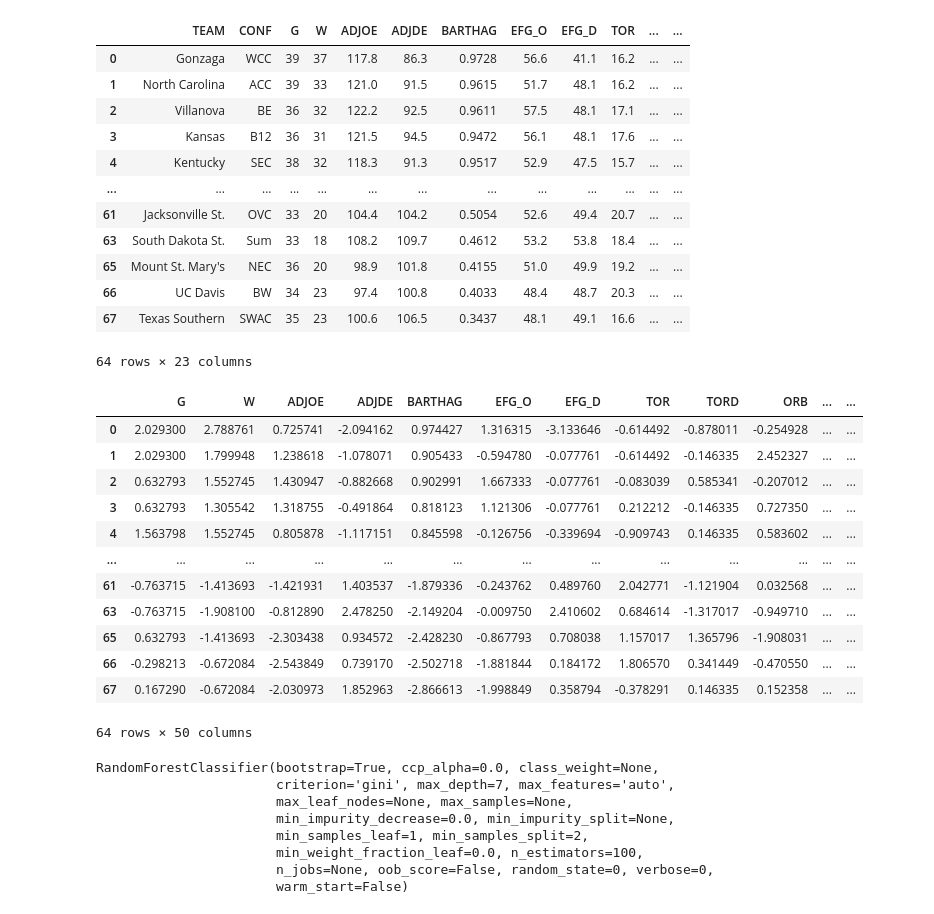
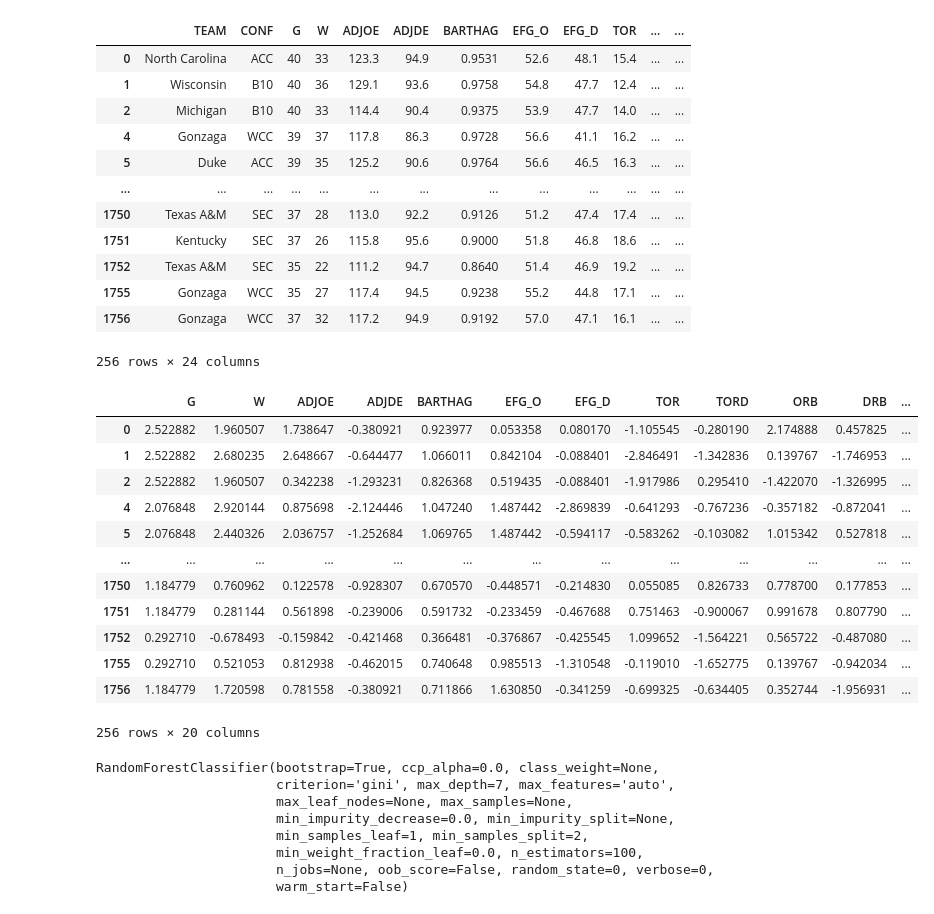
Before and after one commit to COMP562-Machine-Learning-March-Madness/Final-Project, a Jupyter notebook: randomForest.ipynb, the cells around one changed output. Cells and saved outputs as stored; diff of their text form; code cells hidden in the pictures.

Commit message:
updated. took out conference dummy columns. better predictions

```diff
--- a/randomForest.ipynb
+++ b/randomForest.ipynb
@@ -3,7 +3,10 @@ import pandas as pd
 from sklearn.ensemble import RandomForestClassifier
 # %%
 #let X be the training data
-X=pd.read_csv("./cbb-data/cbb17.csv")
+X=pd.read_csv("./cbb-data/cbb.csv")
+
+#remove 2019 data bc we gonna test on that
+X=X[X.YEAR != 2019]
 X
 # %% [output]
 |  | TEAM | CONF | G | W | ADJOE | ADJDE | BARTHAG | EFG_O | EFG_D | TOR | ... | ... |
@@ -47,16 +50,16 @@ X=X.replace({'Champions': 6, '2ND': 5, 'F4':4, 'E8':3, 'S16':2,  'R32':1, 'R64':
 X
 # %% [output]
 |  | TEAM | CONF | G | W | ADJOE | ADJDE | BARTHAG | EFG_O | EFG_D | TOR | ... | ... |
-| 0 | Gonzaga | WCC | 39 | 37 | 117.8 | 86.3 | 0.9728 | 56.6 | 41.1 | 16.2 | ... | ... |
-| 1 | North Carolina | ACC | 39 | 33 | 121.0 | 91.5 | 0.9615 | 51.7 | 48.1 | 16.2 | ... | ... |
-| 2 | Villanova | BE | 36 | 32 | 122.2 | 92.5 | 0.9611 | 57.5 | 48.1 | 17.1 | ... | ... |
-| 3 | Kansas | B12 | 36 | 31 | 121.5 | 94.5 | 0.9472 | 56.1 | 48.1 | 17.6 | ... | ... |
-| 4 | Kentucky | SEC | 38 | 32 | 118.3 | 91.3 | 0.9517 | 52.9 | 47.5 | 15.7 | ... | ... |
+| 0 | North Carolina | ACC | 40 | 33 | 123.3 | 94.9 | 0.9531 | 52.6 | 48.1 | 15.4 | ... | ... |
+| 1 | Wisconsin | B10 | 40 | 36 | 129.1 | 93.6 | 0.9758 | 54.8 | 47.7 | 12.4 | ... | ... |
+| 2 | Michigan | B10 | 40 | 33 | 114.4 | 90.4 | 0.9375 | 53.9 | 47.7 | 14.0 | ... | ... |
+| 4 | Gonzaga | WCC | 39 | 37 | 117.8 | 86.3 | 0.9728 | 56.6 | 41.1 | 16.2 | ... | ... |
+| 5 | Duke | ACC | 39 | 35 | 125.2 | 90.6 | 0.9764 | 56.6 | 46.5 | 16.3 | ... | ... |
 | ... | ... | ... | ... | ... | ... | ... | ... | ... | ... | ... | ... | ... |
-| 61 | Jacksonville St. | OVC | 33 | 20 | 104.4 | 104.2 | 0.5054 | 52.6 | 49.4 | 20.7 | ... | ... |
-| 63 | South Dakota St. | Sum | 33 | 18 | 108.2 | 109.7 | 0.4612 | 53.2 | 53.8 | 18.4 | ... | ... |
-| 65 | Mount St. Mary's | NEC | 36 | 20 | 98.9 | 101.8 | 0.4155 | 51.0 | 49.9 | 19.2 | ... | ... |
-| 66 | UC Davis | BW | 34 | 23 | 97.4 | 100.8 | 0.4033 | 48.4 | 48.7 | 20.3 | ... | ... |
-| 67 | Texas Southern | SWAC | 35 | 23 | 100.6 | 106.5 | 0.3437 | 48.1 | 49.1 | 16.6 | ... | ... |
+| 1750 | Texas A&M | SEC | 37 | 28 | 113.0 | 92.2 | 0.9126 | 51.2 | 47.4 | 17.4 | ... | ... |
+| 1751 | Kentucky | SEC | 37 | 26 | 115.8 | 95.6 | 0.9000 | 51.8 | 46.8 | 18.6 | ... | ... |
+| 1752 | Texas A&M | SEC | 35 | 22 | 111.2 | 94.7 | 0.8640 | 51.4 | 46.9 | 19.2 | ... | ... |
+| 1755 | Gonzaga | WCC | 35 | 27 | 117.4 | 94.5 | 0.9238 | 55.2 | 44.8 | 17.1 | ... | ... |
+| 1756 | Gonzaga | WCC | 37 | 32 | 117.2 | 94.9 | 0.9192 | 57.0 | 47.1 | 16.1 | ... | ... |
-64 rows × 23 columns
+256 rows × 24 columns
 # %%
@@ -66,27 +68,25 @@ teams=X.get("TEAM")
 # %%
 #turn conference into one hot vector
-dummy = pd.get_dummies(X.CONF)
+#dummy = pd.get_dummies(X.CONF)
 
 #remove the column of post season and string features
-X=X.drop(columns=['POSTSEASON', 'TEAM', 'CONF'])
+X=X.drop(columns=['POSTSEASON', 'TEAM', 'CONF', 'YEAR'])
 
+#normalized data
 X=(X-X.mean())/X.std()
-#add one hot vectors into training data
-X=X.join(dummy)
-
 X
 # %% [output]
-|  | G | W | ADJOE | ADJDE | BARTHAG | EFG_O | EFG_D | TOR | TORD | ORB | ... | ... |
-| 0 | 2.029300 | 2.788761 | 0.725741 | -2.094162 | 0.974427 | 1.316315 | -3.133646 | -0.614492 | -0.878011 | -0.254928 | ... | ... |
-| 1 | 2.029300 | 1.799948 | 1.238618 | -1.078071 | 0.905433 | -0.594780 | -0.077761 | -0.614492 | -0.146335 | 2.452327 | ... | ... |
-| 2 | 0.632793 | 1.552745 | 1.430947 | -0.882668 | 0.902991 | 1.667333 | -0.077761 | -0.083039 | 0.585341 | -0.207012 | ... | ... |
-| 3 | 0.632793 | 1.305542 | 1.318755 | -0.491864 | 0.818123 | 1.121306 | -0.077761 | 0.212212 | -0.146335 | 0.727350 | ... | ... |
-| 4 | 1.563798 | 1.552745 | 0.805878 | -1.117151 | 0.845598 | -0.126756 | -0.339694 | -0.909743 | 0.146335 | 0.583602 | ... | ... |
+|  | G | W | ADJOE | ADJDE | BARTHAG | EFG_O | EFG_D | TOR | TORD | ORB | DRB | ... |
+| 0 | 2.522882 | 1.960507 | 1.738647 | -0.380921 | 0.923977 | 0.053358 | 0.080170 | -1.105545 | -0.280190 | 2.174888 | 0.457825 | ... |
+| 1 | 2.522882 | 2.680235 | 2.648667 | -0.644477 | 1.066011 | 0.842104 | -0.088401 | -2.846491 | -1.342836 | 0.139767 | -1.746953 | ... |
+| 2 | 2.522882 | 1.960507 | 0.342238 | -1.293231 | 0.826368 | 0.519435 | -0.088401 | -1.917986 | 0.295410 | -1.422070 | -1.326995 | ... |
+| 4 | 2.076848 | 2.920144 | 0.875698 | -2.124446 | 1.047240 | 1.487442 | -2.869839 | -0.641293 | -0.767236 | -0.357182 | -0.872041 | ... |
+| 5 | 2.076848 | 2.440326 | 2.036757 | -1.252684 | 1.069765 | 1.487442 | -0.594117 | -0.583262 | -0.103082 | 1.015342 | 0.527818 | ... |
 | ... | ... | ... | ... | ... | ... | ... | ... | ... | ... | ... | ... | ... |
-| 61 | -0.763715 | -1.413693 | -1.421931 | 1.403537 | -1.879336 | -0.243762 | 0.489760 | 2.042771 | -1.121904 | 0.032568 | ... | ... |
-| 63 | -0.763715 | -1.908100 | -0.812890 | 2.478250 | -2.149204 | -0.009750 | 2.410602 | 0.684614 | -1.317017 | -0.949710 | ... | ... |
-| 65 | 0.632793 | -1.413693 | -2.303438 | 0.934572 | -2.428230 | -0.867793 | 0.708038 | 1.157017 | 1.365796 | -1.908031 | ... | ... |
-| 66 | -0.298213 | -0.672084 | -2.543849 | 0.739170 | -2.502718 | -1.881844 | 0.184172 | 1.806570 | 0.341449 | -0.470550 | ... | ... |
-| 67 | 0.167290 | -0.672084 | -2.030973 | 1.852963 | -2.866613 | -1.998849 | 0.358794 | -0.378291 | 0.146335 | 0.152358 | ... | ... |
+| 1750 | 1.184779 | 0.760962 | 0.122578 | -0.928307 | 0.670570 | -0.448571 | -0.214830 | 0.055085 | 0.826733 | 0.778700 | 0.177853 | ... |
+| 1751 | 1.184779 | 0.281144 | 0.561898 | -0.239006 | 0.591732 | -0.233459 | -0.467688 | 0.751463 | -0.900067 | 0.991678 | 0.807790 | ... |
+| 1752 | 0.292710 | -0.678493 | -0.159842 | -0.421468 | 0.366481 | -0.376867 | -0.425545 | 1.099652 | -1.564221 | 0.565722 | -0.487080 | ... |
+| 1755 | 0.292710 | 0.521053 | 0.812938 | -0.462015 | 0.740648 | 0.985513 | -1.310548 | -0.119010 | -1.652775 | 0.139767 | -0.942034 | ... |
+| 1756 | 1.184779 | 1.720598 | 0.781558 | -0.380921 | 0.711866 | 1.630850 | -0.341259 | -0.699325 | -0.634405 | 0.352744 | -1.956931 | ... |
-64 rows × 50 columns
+256 rows × 20 columns
 # %%
```
Also changed, not shown: parts of 8 cells of this notebook.
